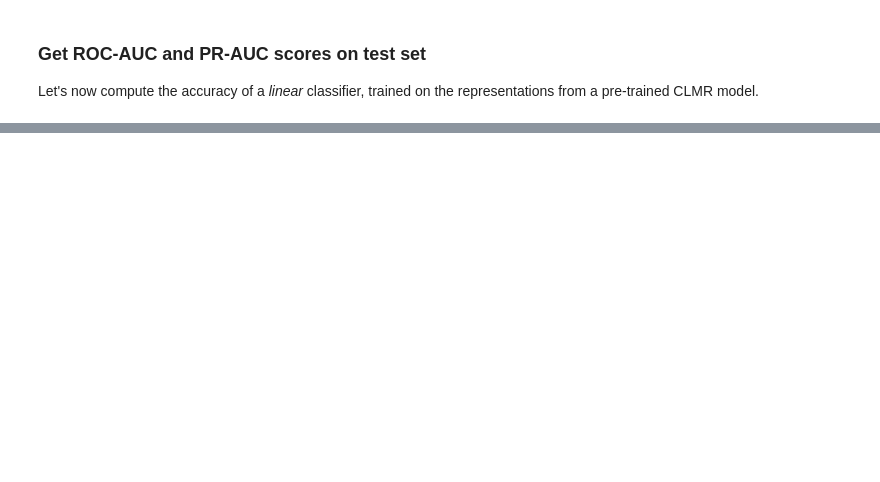
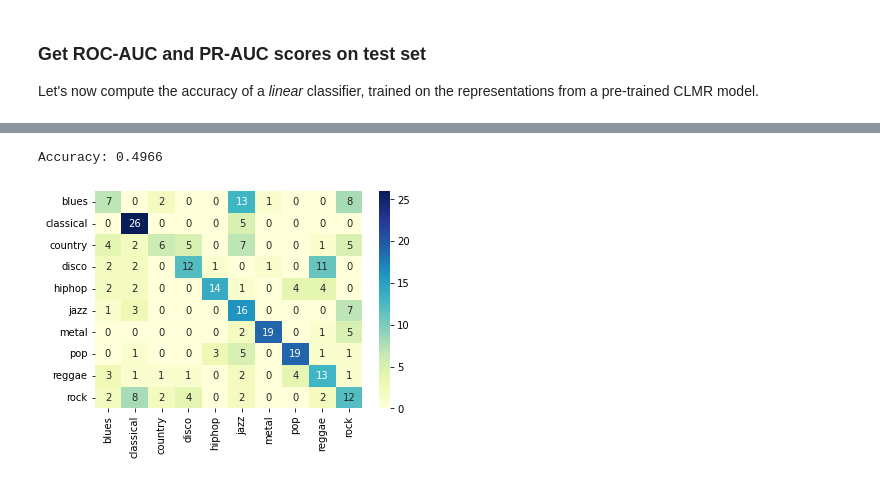
Before and after one commit to music-classification/tutorial, a Jupyter notebook: book/part5_beyond/self-supervised-learning.ipynb, the cells around one changed output, grey strips where cells are left out. Drawn from its saved outputs; the diff is of its cells as text; code cells hidden in the pictures; blank space fills up the shorter version.

```diff
--- a/book/part5_beyond/self-supervised-learning.ipynb
+++ b/book/part5_beyond/self-supervised-learning.ipynb
@@ -762,0 +773,32 @@ plt.show()
+# %%
+# let's load the weights into our encoder:
+supervised_samplecnn = SampleCNN(
+    strides=[3, 3, 3, 3, 3, 3, 3, 3, 3],
+    supervised=True,
+    out_dim=args.n_classes,
+).to(device)
+
+optimizer = torch.optim.Adam(supervised_samplecnn.parameters(), lr=3e-4)
+criterion = nn.CrossEntropyLoss()
+
+epochs = 15
+losses = []
+for e in range(epochs):
+    epoch_losses = []
+    for (x, _), y in tqdm(train_loader):
+        optimizer.zero_grad()
+        logits = supervised_samplecnn(x)
+
+        # here, we calculate the NT-Xent loss on the projected vectors:
+        loss = criterion(logits, y)
+
+        # backpropagation:
+        loss.backward()
+        optimizer.step()
+
+        # print(f"Loss: {loss}")
+        epoch_losses.append(loss.detach().item())
+
+    mean_loss = np.array(epoch_losses).mean()
+    losses.append(mean_loss)
+    print(f"Epoch: {e}\tMean loss: {mean_loss}")
@@ -762,0 +819,10 @@ plt.show()
+# %%
+y_true_supervised, y_pred_supervised = evaluate(supervised_samplecnn, linear_model=None, test_loader=test_loader)
+
+supervised_accuracy = accuracy_score(y_true_supervised, y_pred_supervised)
+cm = confusion_matrix(y_true_supervised, y_pred_supervised)
+sns.heatmap(cm, annot=True, xticklabels=GTZAN_GENRES, yticklabels=GTZAN_GENRES, cmap='YlGnBu')
+print('Accuracy: %.4f' % supervised_accuracy)
+# %% [output]
+Accuracy: 0.4966
+[figure, added]
```
Also changed, not shown: parts of 12 cells of this notebook, 1 other file.
